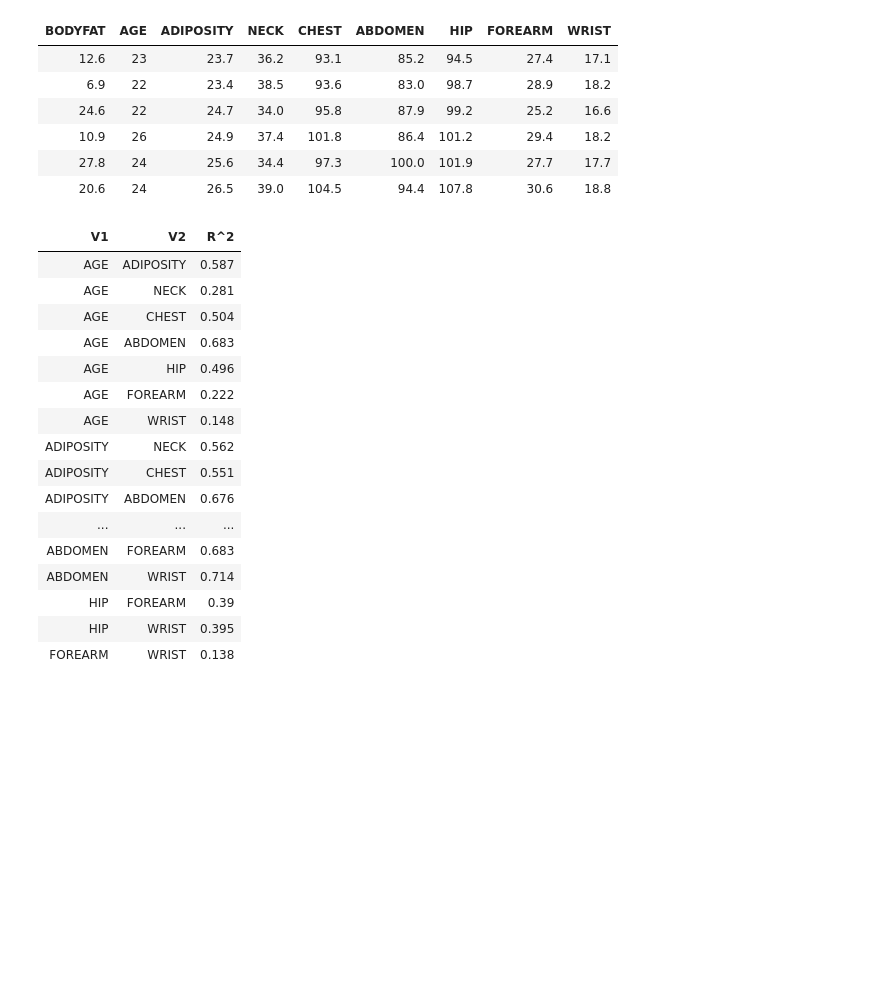
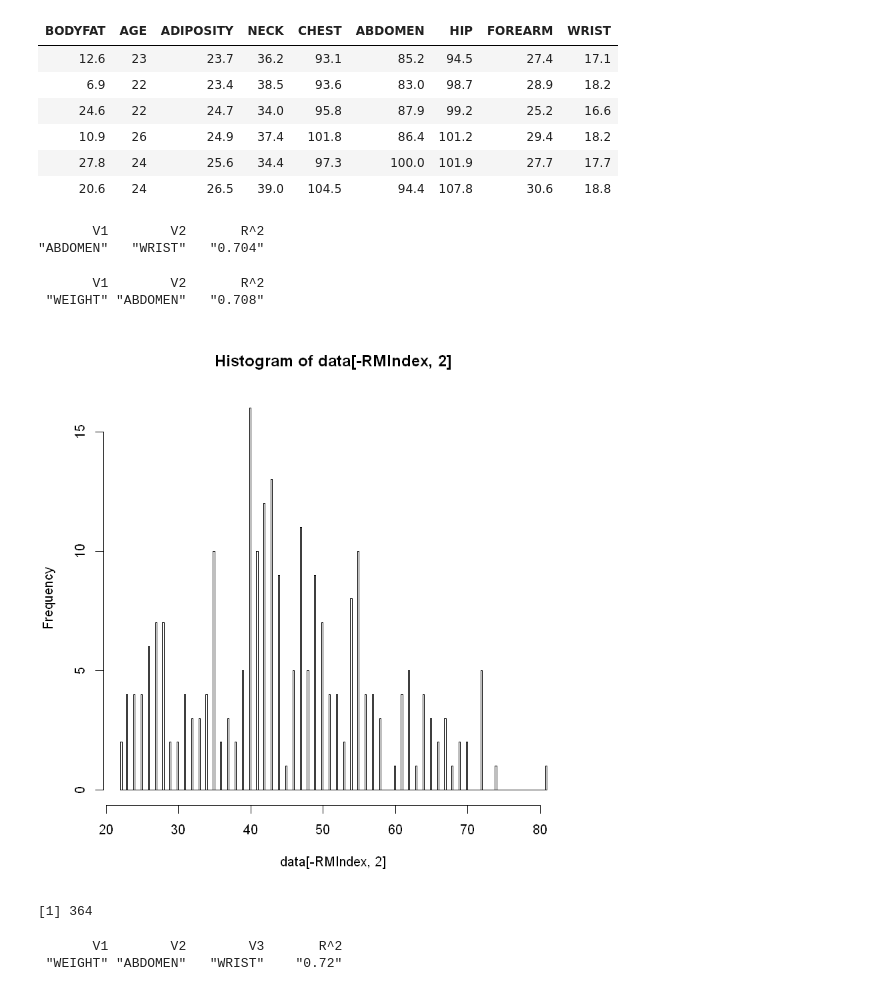
Before and after one commit to OliverXUZY/STAT628, a Jupyter notebook: STAT 628 Module 2.ipynb, the cells around one changed output. Saved outputs shown, nothing was run; the diff lists cells and outputs as text; code cells hidden in the pictures; blank space fills up the shorter version.

```diff
--- a/STAT 628 Module 2.ipynb
+++ b/STAT 628 Module 2.ipynb
@@ -269,25 +266,26 @@ for(i in 2:8){
         k = k+1
     }
 }
-results
+results[results[,3]==max(results[,3]),]
 # %% [output]
-| V1 | V2 | R^2 |
-| AGE | ADIPOSITY | 0.587 |
-| AGE | NECK | 0.281 |
-| AGE | CHEST | 0.504 |
-| AGE | ABDOMEN | 0.683 |
-| AGE | HIP | 0.496 |
-| AGE | FOREARM | 0.222 |
-| AGE | WRIST | 0.148 |
-| ADIPOSITY | NECK | 0.562 |
-| ADIPOSITY | CHEST | 0.551 |
-| ADIPOSITY | ABDOMEN | 0.676 |
-| ... | ... | ... |
-| ABDOMEN | FOREARM | 0.683 |
-| ABDOMEN | WRIST | 0.714 |
-| HIP | FOREARM | 0.39 |
-| HIP | WRIST | 0.395 |
-| FOREARM | WRIST | 0.138 |
+       V1        V2       R^2
+"ABDOMEN"   "WRIST"   "0.704"
+# %%
+results = matrix(rep(0, 91*3), ncol = 3, nrow = 91)
+colnames(results) = c("V1", "V2", "R^2")
+k = 1
+for(i in 2:14){
+    s = i+1
+    for(j in s:15){
+        results[k, c(1,2)] = colnames(data)[c(i,j)]
+        results[k, 3] = round(summary(lm(BODYFAT~., data = data[-RMIndex,c(1,i,j)]))$r.squared, 3)
+        k = k+1
+    }
+}
+results[results[,3]==max(results[,3]),]
+# %% [output]
+       V1        V2       R^2
+ "WEIGHT" "ABDOMEN"   "0.708"
 # %%
 ##------------------------ scatterplot matrix
 require(SciViews)
@@ -312,3 +310,30 @@ diag.panel = panel.box, cex.labels = 2,font.labels = 2)
 
 AGE + ADIPOSITY + NECK + CHEST + ABDOMEN + HIP + FOREARM +
     WRIST
+# %%
+hist(data[-RMIndex, 2], breaks = 246)
+# %% [output]
+[figure, added]
+# %%
+14*13*12/1/2/3
+# %% [output]
+[1] 364
+# %%
+results = matrix(rep(0, 364*4), ncol = 4, nrow = 364)
+colnames(results) = c("V1", "V2", "V3", "R^2")
+k = 1
+for(i in 2:13){
+    s = i+1
+    for(j in s:14){
+        t = j+1
+        for(l in t:15){
+            results[k, c(1,2,3)] = colnames(data)[c(i,j,l)]
+            results[k, 4] = round(summary(lm(BODYFAT~., data = data[-RMIndex,c(1,i,j,l)]))$r.squared, 3)
+            k = k+1
+        }
+    }
+}
+results[results[,4]==max(results[,4]),]
+# %% [output]
+       V1        V2        V3       R^2
+ "WEIGHT" "ABDOMEN"   "WRIST"    "0.72"
```
Also changed, not shown: parts of 9 cells of this notebook.
